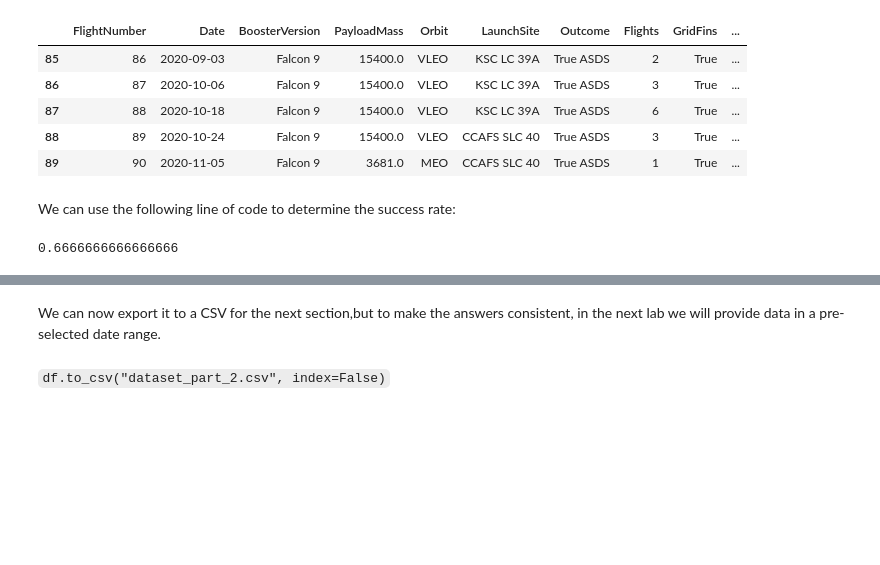
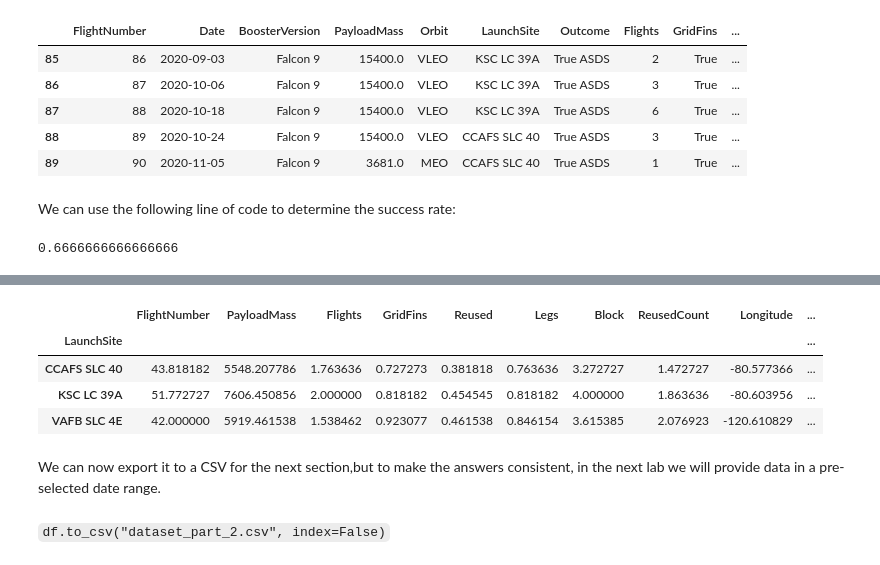
Before and after one commit to MrLRTripp/IBM-DS-Capstone, a Jupyter notebook: labs-jupyter-spacex-Data wrangling.ipynb, the cells around one changed output, grey strips where cells are left out. Drawn from its saved outputs; the diff is of its cells as text; code cells hidden in the pictures; blank space fills up the shorter version.

```diff
--- a/labs-jupyter-spacex-Data wrangling.ipynb
+++ b/labs-jupyter-spacex-Data wrangling.ipynb
@@ -259,3 +287,11 @@ df["Class"].mean()
+# %%
+df.groupby(by='LaunchSite',axis=0).mean()
+# %% [output]
+|  | FlightNumber | PayloadMass | Flights | GridFins | Reused | Legs | Block | ReusedCount | Longitude | ... |
+| LaunchSite |  |  |  |  |  |  |  |  |  | ... |
+| CCAFS SLC 40 | 43.818182 | 5548.207786 | 1.763636 | 0.727273 | 0.381818 | 0.763636 | 3.272727 | 1.472727 | -80.577366 | ... |
+| KSC LC 39A | 51.772727 | 7606.450856 | 2.000000 | 0.818182 | 0.454545 | 0.818182 | 4.000000 | 1.863636 | -80.603956 | ... |
+| VAFB SLC 4E | 42.000000 | 5919.461538 | 1.538462 | 0.923077 | 0.461538 | 0.846154 | 3.615385 | 2.076923 | -120.610829 | ... |
 # %% [markdown]
 We can now export it to a CSV for the next section,but to make the answers consistent, in the next lab we will provide data in a pre-selected date range.
 # %% [markdown]
```
Also changed, not shown: parts of 3 cells of this notebook.
